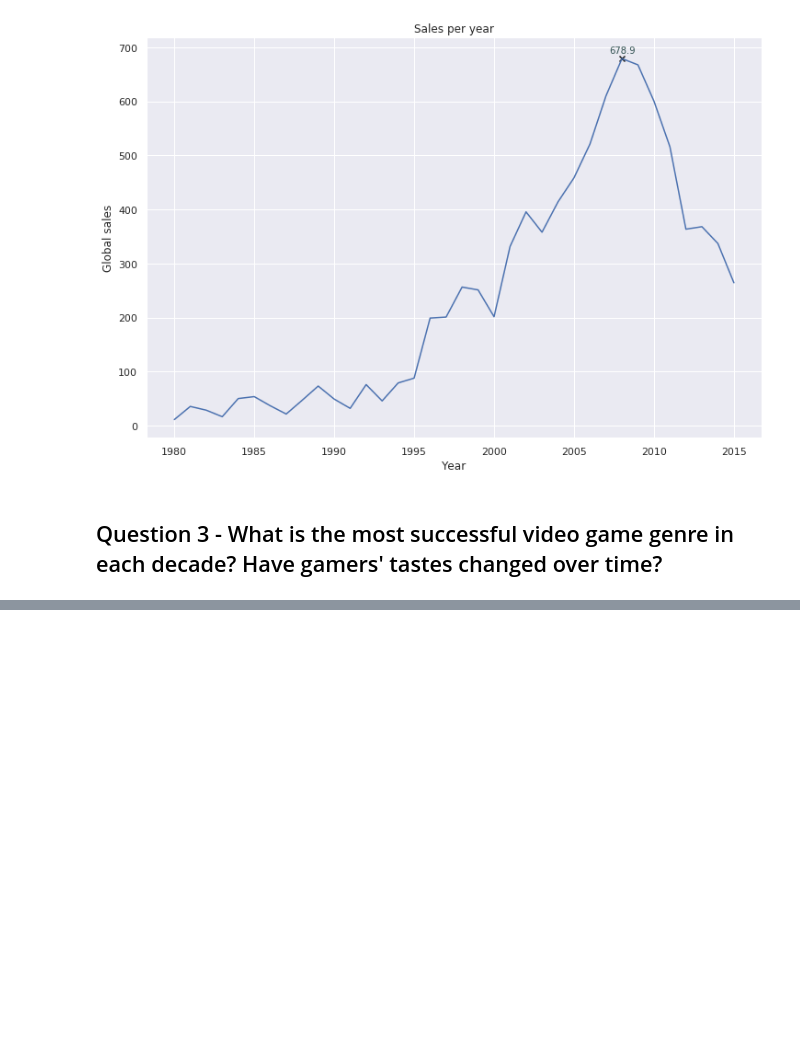
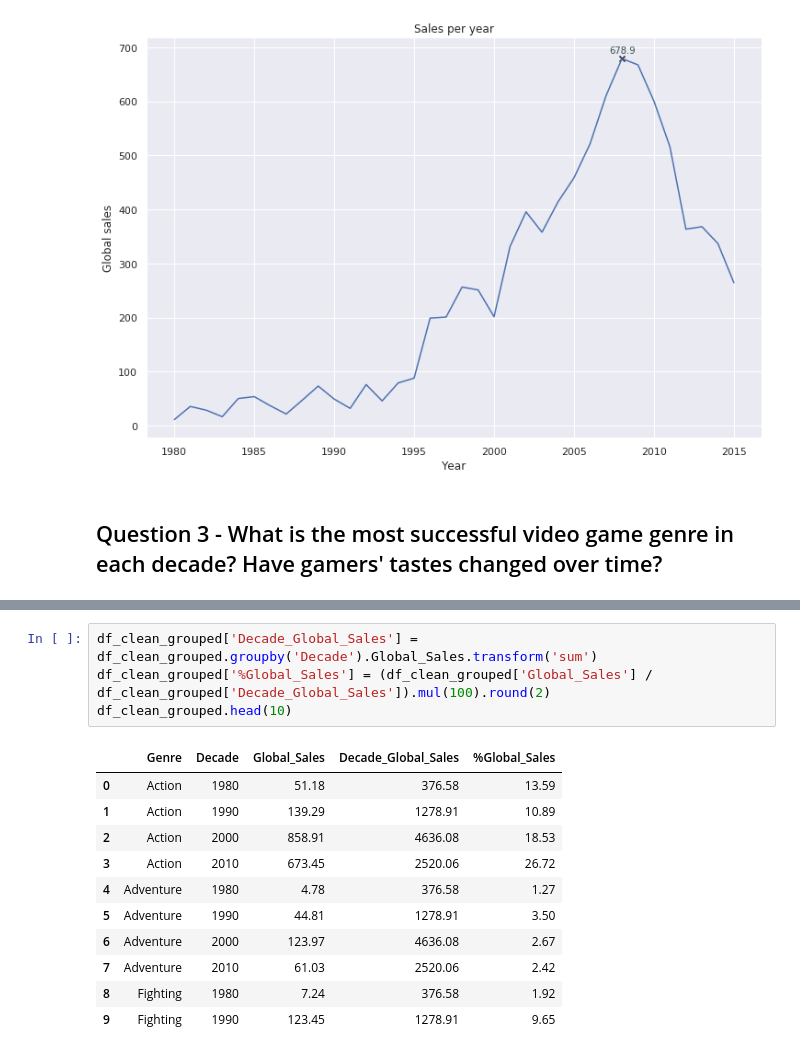
Before and after one commit to tomasborrella/video-game-sales-analysis, a Jupyter notebook: notebook/video-game-sales-analysis.ipynb, the cells around one changed output, grey strips where cells are left out. Cells and saved outputs as stored; diff of their text form; blank space fills up the shorter version.

```diff
--- a/notebook/video-game-sales-analysis.ipynb
+++ b/notebook/video-game-sales-analysis.ipynb
@@ -341,0 +365,16 @@ ax.set(xlabel="Year", ylabel="Global sales", title="Sales per year");
+# %%
+df_clean_grouped['Decade_Global_Sales'] = df_clean_grouped.groupby('Decade').Global_Sales.transform('sum')
+df_clean_grouped['%Global_Sales'] = (df_clean_grouped['Global_Sales'] / df_clean_grouped['Decade_Global_Sales']).mul(100).round(2)
+df_clean_grouped.head(10)
+# %% [output]
+|  | Genre | Decade | Global_Sales | Decade_Global_Sales | %Global_Sales |
+| 0 | Action | 1980 | 51.18 | 376.58 | 13.59 |
+| 1 | Action | 1990 | 139.29 | 1278.91 | 10.89 |
+| 2 | Action | 2000 | 858.91 | 4636.08 | 18.53 |
+| 3 | Action | 2010 | 673.45 | 2520.06 | 26.72 |
+| 4 | Adventure | 1980 | 4.78 | 376.58 | 1.27 |
+| 5 | Adventure | 1990 | 44.81 | 1278.91 | 3.50 |
+| 6 | Adventure | 2000 | 123.97 | 4636.08 | 2.67 |
+| 7 | Adventure | 2010 | 61.03 | 2520.06 | 2.42 |
+| 8 | Fighting | 1980 | 7.24 | 376.58 | 1.92 |
+| 9 | Fighting | 1990 | 123.45 | 1278.91 | 9.65 |
```
Also changed, not shown: parts of 8 cells of this notebook.
